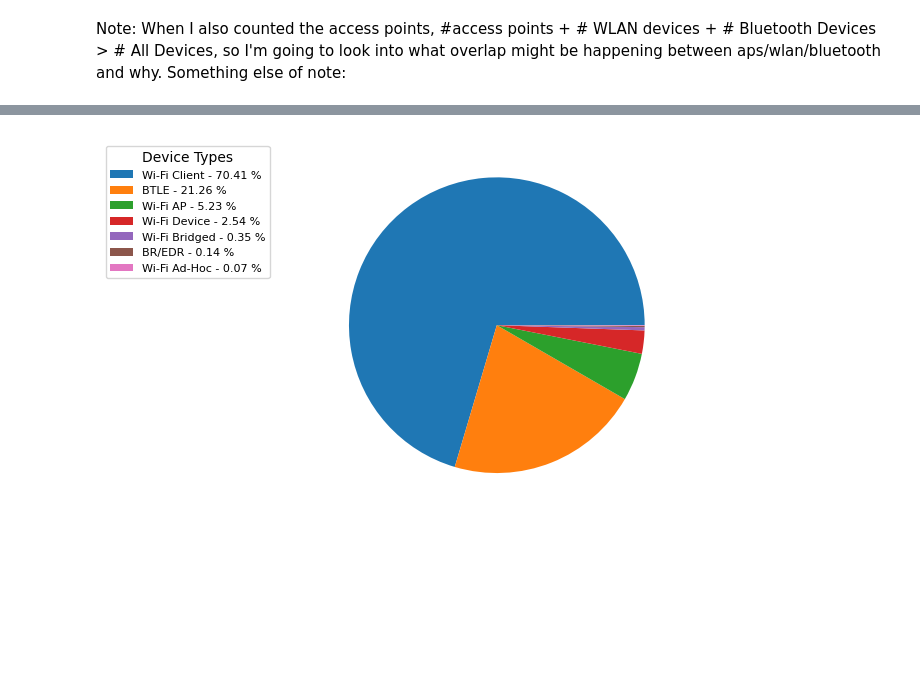
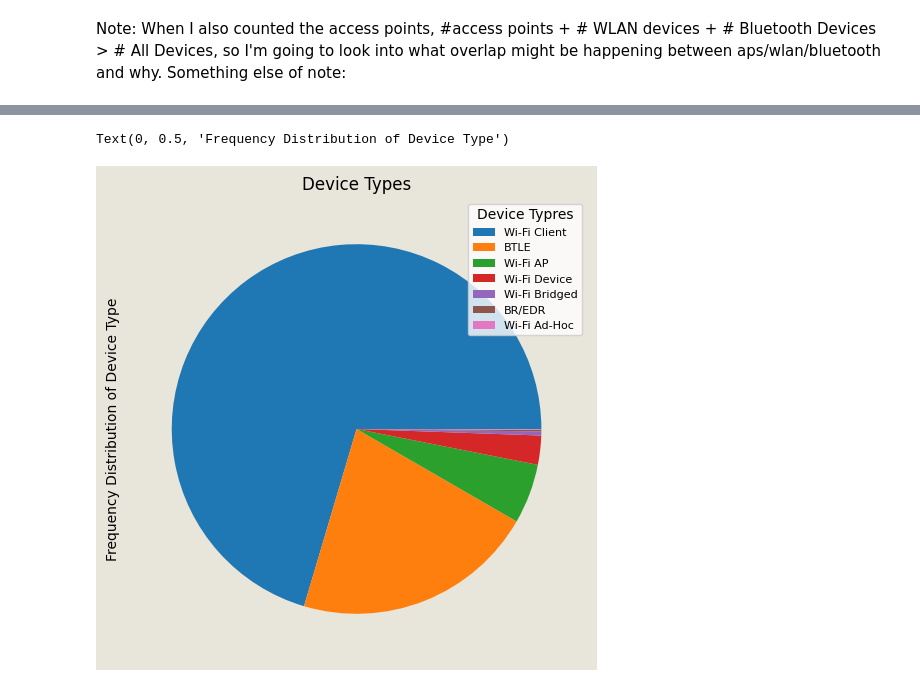
Before and after one commit to anrath/nerve-dashboard, a Jupyter notebook: nicki/summary-stats.ipynb, the cells around one changed output, grey strips where cells are left out. Saved outputs shown, nothing was run; the diff lists cells and outputs as text; code cells hidden in the pictures; blank space fills up the shorter version.

```diff
--- a/nicki/summary-stats.ipynb
+++ b/nicki/summary-stats.ipynb
@@ -194,24 +218,34 @@ plt.savefig('piechart.png', bbox_inches='tight')
 # %%
 # Graph for percentages of different device types
 
-dev_types = all_df['device_type'].value_counts().index.tolist()
-dev_type_counts = all_df['device_type'].value_counts().tolist()
+# dev_types = all_df['device_type'].value_counts().index.tolist()
+# dev_type_counts = all_df['device_type'].value_counts().tolist()
 
-x = np.char.array(dev_types)
-y = np.array(dev_type_counts)
-percents = 100.*y/y.sum()
-patches, texts = plt.pie(y)
-labels = ['{0} - {1:1.2f} %'.format(i,j) for i,j in zip(x, percents)]
+# x = np.char.array(dev_types)
+# y = np.array(dev_type_counts)
+# percents = 100.*y/y.sum()
+# patches, texts = plt.pie(y)
+# labels = ['{0} - {1:1.2f} %'.format(i,j) for i,j in zip(x, percents)]
 
-sort_legend = True
-if sort_legend:
-    patches, labels, dummy =  zip(*sorted(zip(patches, labels, y),
-                                          key=lambda x: x[2],
-                                          reverse=True))
+# sort_legend = True
+# if sort_legend:
+#     patches, labels, dummy =  zip(*sorted(zip(patches, labels, y),
+#                                           key=lambda x: x[2],
+#                                           reverse=True))
 
-plt.legend(patches, labels, loc='upper right', bbox_to_anchor=(-0.1, 1.),
-           fontsize=8, title='Device Types')
+# plt.legend(patches, labels, loc='upper right', bbox_to_anchor=(-0.1, 1.),
+#            fontsize=8, title='Device Types')
 
-plt.savefig('piechart.png', bbox_inches='tight')
+# plt.savefig('piechart.png', bbox_inches='tight')
+
+fig, ax = plt.subplots(figsize = (6,6))
+fig.patch.set_facecolor('#E8E5DA')
+
+fig = all_df[~all_df["device_type"].str.contains('Unknown', na=False)]['device_type'].value_counts().plot(kind='pie', legend=True, title="Device Types", labeldistance=None) #autopct="%1.0f%%"
+fig.legend(loc='upper right', bbox_to_anchor=(1, 1.),
+        fontsize=8, title='Device Typres')
+
+plt.ylabel("Frequency Distribution of Device Type", size = 10)
 # %% [output]
+Text(0, 0.5, 'Frequency Distribution of Device Type')
-[figure, old version]
+[figure, new version]
```
Also changed, not shown: parts of 6 cells of this notebook, 5 other files.
